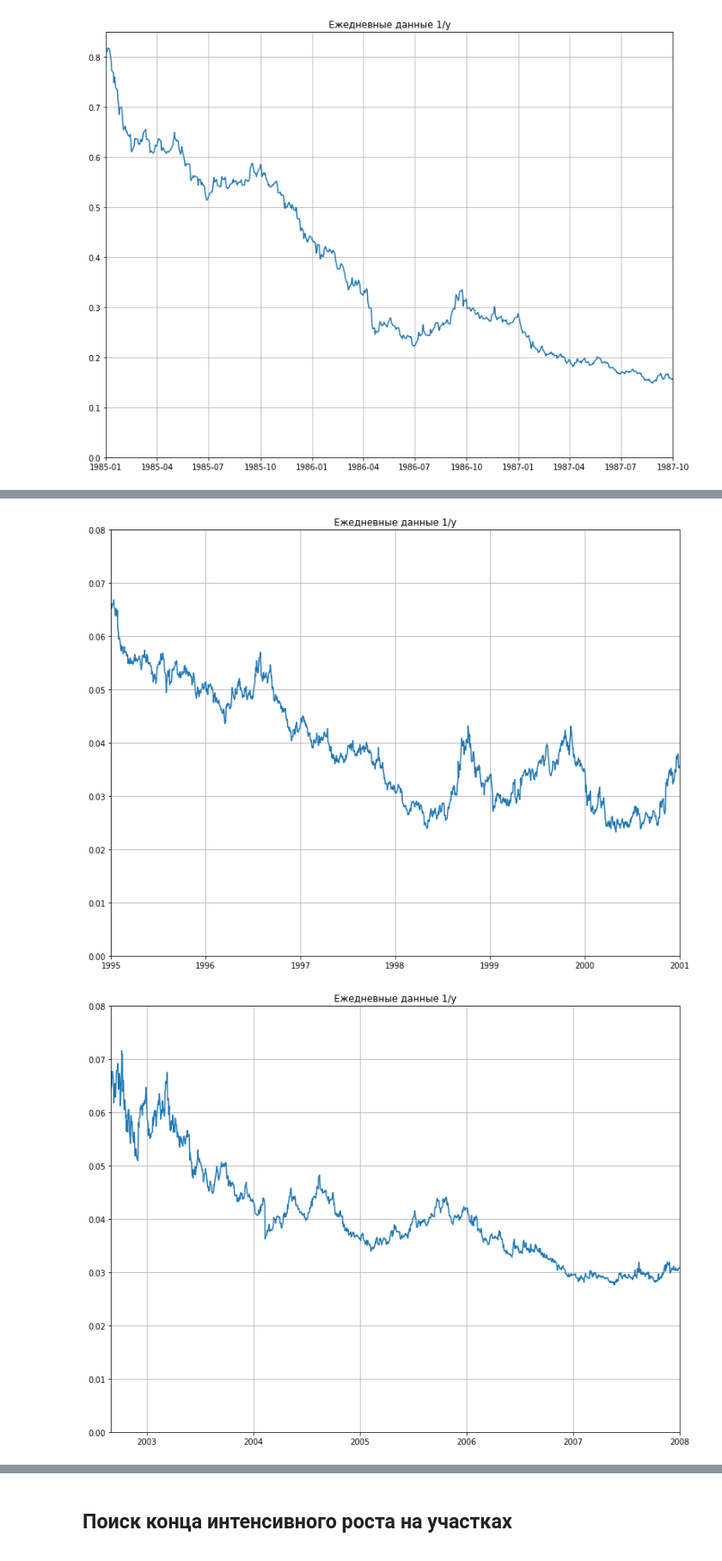
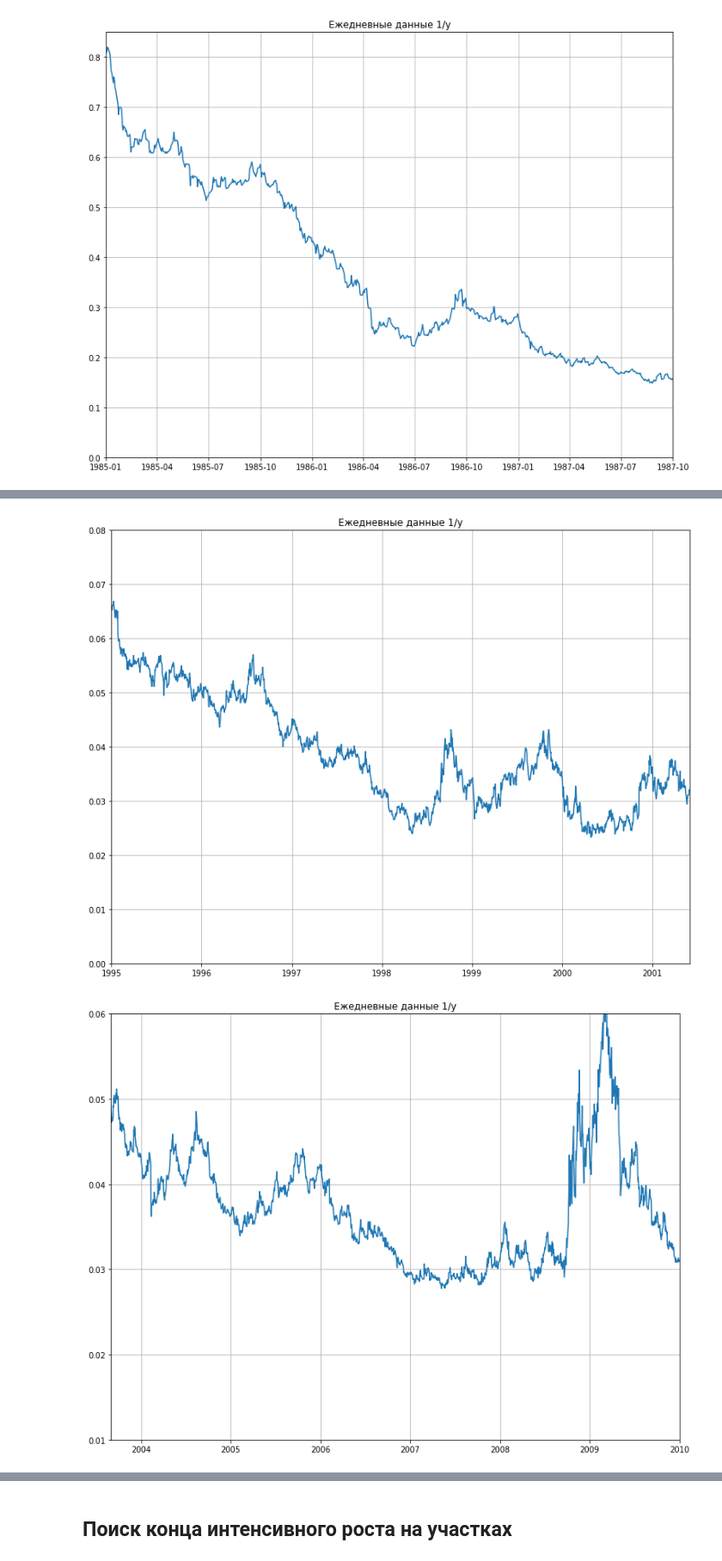
Before and after one commit to ValeriaGruzilova/-, a Jupyter notebook: Disney_analisys.ipynb, the cells around one changed output, grey strips where cells are left out. Shown at 86% size. Drawn from its saved outputs; the diff is of its cells as text; code cells hidden in the pictures.

```diff
--- a/Disney_analisys.ipynb
+++ b/Disney_analisys.ipynb
@@ -18,7 +17,7 @@ disney_full.head()
 | 3 | 1985-01-07 | 1.225418 | 1.243401 | 1.225418 | 1.235694 | 0.873995 | 3381652 |
 | 4 | 1985-01-08 | 1.235694 | 1.245970 | 1.230556 | 1.243401 | 0.879445 | 2997263 |
 # %%
-disney = disney_full[['Date', 'Open']]
+disney = disney_full[['Date', 'Close']]
 disney.Date = pd.to_datetime(disney.Date)
 disney['Year'] = pd.DatetimeIndex(disney['Date']).year
 disney.head()
@@ -91,7 +90,7 @@ plt.grid();
 # %%
 def revers_segment(x1, x2, y2, y1=0): # x в формате '2020-01-01'
     plt.figure(figsize=(13, 10))
-    plt.plot(disney.Date, 1 / disney.Open)
+    plt.plot(disney.Date, 1 / disney.Close)
     plt.title('Ежедневные данные 1/y')
     plt.grid()
     lim = (datetime.strptime(x1, "%Y-%m-%d"),
@@ -109,9 +108,9 @@ revers_segment(x1='1988-01-01', x2='1991-01-01', y2=0.3)
 # %%
-revers_segment(x1='1995-01-01', x2='2001-01-01', y2=0.08)
+revers_segment(x1='1995-01-01', x2='2001-06-01', y2=0.08)
 # %% [output]
-[figure, old version]
+[figure, new version]
 # %%
-revers_segment(x1='2002-09-01', x2='2008-01-01', y2=0.08)
+revers_segment(x1='2003-09-01', x2='2010-01-01', y1=0.01, y2=0.06)
 # %% [output]
-[figure, old version]
+[figure, new version]
 # %%
```
Also changed, not shown: parts of 30 cells of this notebook, 21 other files.
